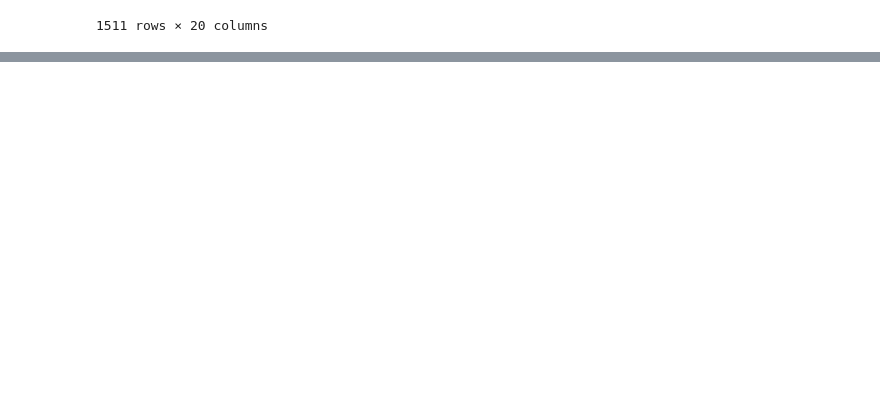
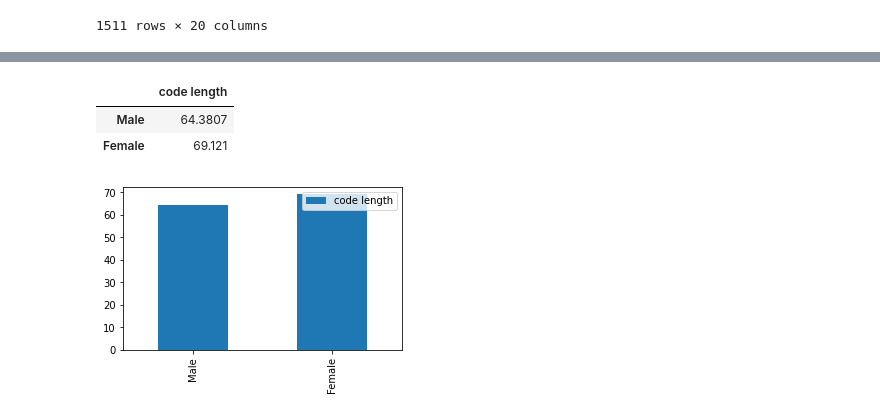
Before and after one commit to noambassat/Male-programmers-from-Mars-and-female-engineers-from-Venus, a Jupyter notebook: Syntaxes.ipynb, the cells around one changed output, grey strips where cells are left out. Drawn from its saved outputs; the diff is of its cells as text; code cells hidden in the pictures; blank space fills up the shorter version.

```diff
--- a/Syntaxes.ipynb
+++ b/Syntaxes.ipynb
@@ -217,0 +251,14 @@ gender_df = gender_df.T
+# %%
+code_length_df = gender_df.loc['code length',:]
+code_length_df = pd.DataFrame(code_length_df)
+code_length_df
+# %% [output]
+|  | code length |
+| Male | 64.3807 |
+| Female | 69.121 |
+# %%
+code_length_df.plot.bar(figsize=(5,3))
+# Show Plot
+plt.show()
+# %% [output]
+[figure, added]
```
Also changed, not shown: parts of 6 cells of this notebook.
